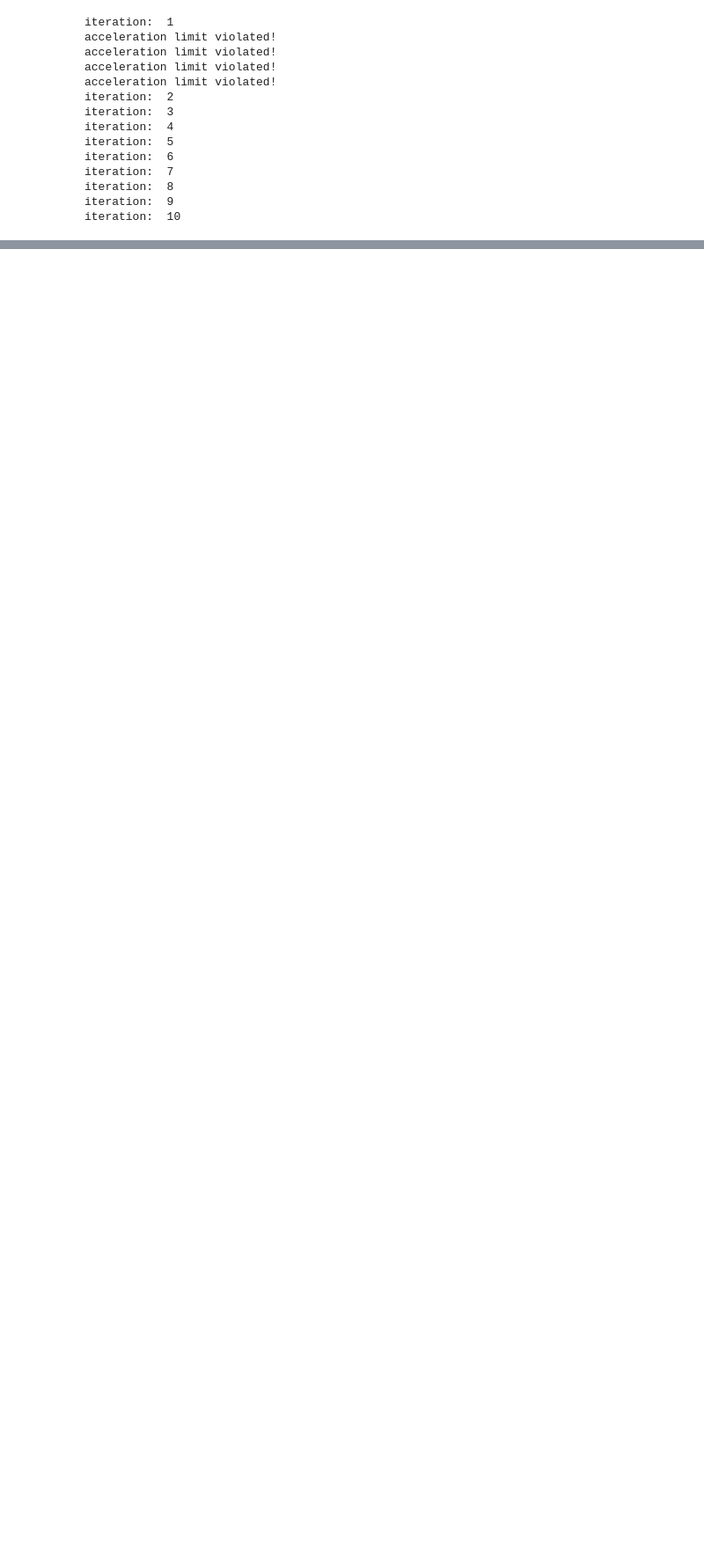
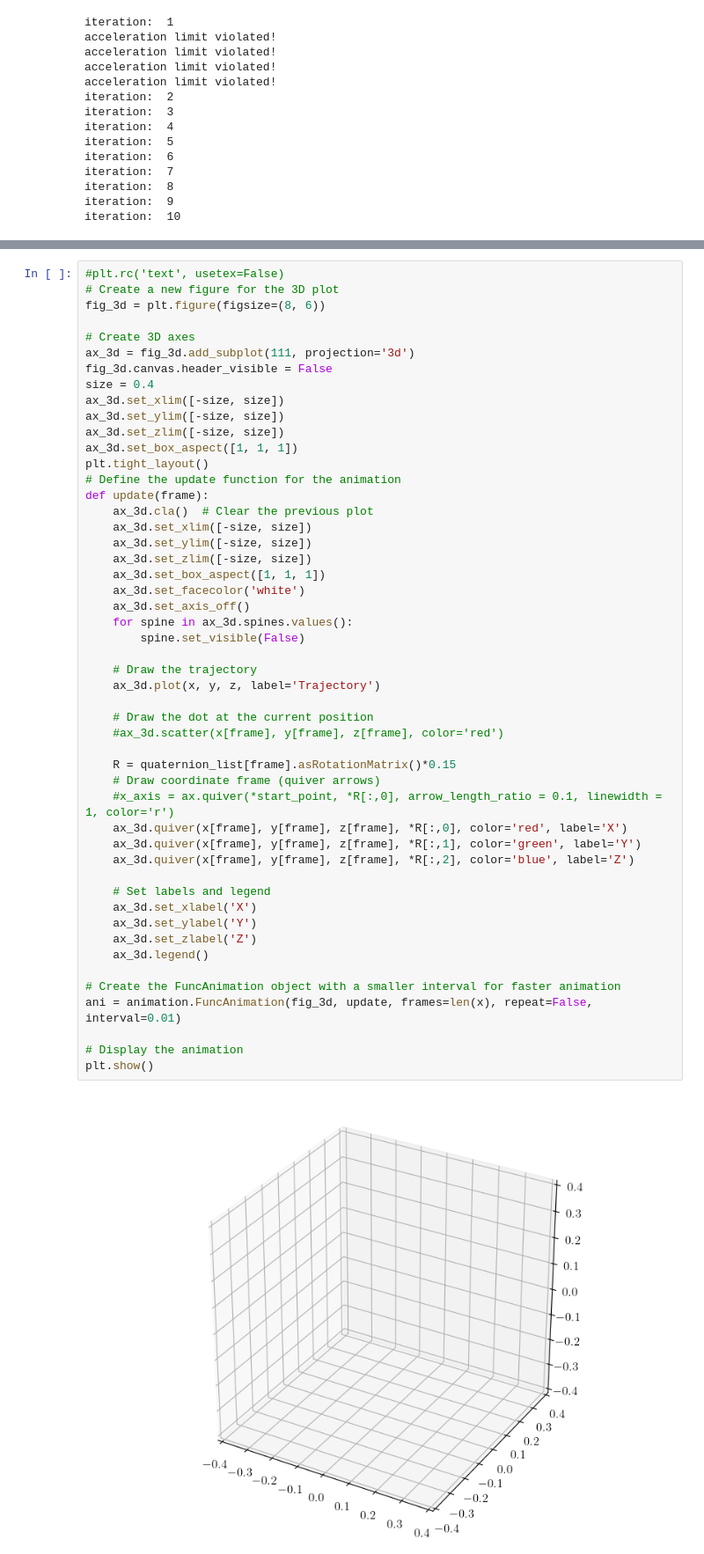
Before and after one commit to JTem/Dual-Quaternion-Quintic-Blends, a Jupyter notebook: interpolator_example.ipynb, the cells around one changed output, grey strips where cells are left out. Shown at 88% size. Cells and saved outputs as stored; diff of their text form; blank space fills up the shorter version.

Commit message:
added animation

```diff
--- a/interpolator_example.ipynb
+++ b/interpolator_example.ipynb
@@ -161,3 +162,55 @@ plt.show()
+# %%
+#plt.rc('text', usetex=False)
+# Create a new figure for the 3D plot
+fig_3d = plt.figure(figsize=(8, 6))
+
+# Create 3D axes
+ax_3d = fig_3d.add_subplot(111, projection='3d')
+fig_3d.canvas.header_visible = False
+size = 0.4
+ax_3d.set_xlim([-size, size])
+ax_3d.set_ylim([-size, size])
+ax_3d.set_zlim([-size, size])
+ax_3d.set_box_aspect([1, 1, 1])
+plt.tight_layout()
+# Define the update function for the animation
+def update(frame):
+    ax_3d.cla()  # Clear the previous plot
+    ax_3d.set_xlim([-size, size])
+    ax_3d.set_ylim([-size, size])
+    ax_3d.set_zlim([-size, size])
+    ax_3d.set_box_aspect([1, 1, 1])
+    ax_3d.set_facecolor('white')
+    ax_3d.set_axis_off()
+    for spine in ax_3d.spines.values():
+        spine.set_visible(False)
+
+    # Draw the trajectory
+    ax_3d.plot(x, y, z, label='Trajectory')
+
+    # Draw the dot at the current position
+    #ax_3d.scatter(x[frame], y[frame], z[frame], color='red')
+
+    R = quaternion_list[frame].asRotationMatrix()*0.15
+    # Draw coordinate frame (quiver arrows)
+    #x_axis = ax.quiver(*start_point, *R[:,0], arrow_length_ratio = 0.1, linewidth = 1, color='r')
+    ax_3d.quiver(x[frame], y[frame], z[frame], *R[:,0], color='red', label='X')
+    ax_3d.quiver(x[frame], y[frame], z[frame], *R[:,1], color='green', label='Y')
+    ax_3d.quiver(x[frame], y[frame], z[frame], *R[:,2], color='blue', label='Z')
+
+    # Set labels and legend
+    ax_3d.set_xlabel('X')
+    ax_3d.set_ylabel('Y')
+    ax_3d.set_zlabel('Z')
+    ax_3d.legend()
+
+# Create the FuncAnimation object with a smaller interval for faster animation
+ani = animation.FuncAnimation(fig_3d, update, frames=len(x), repeat=False, interval=0.01)
+
+# Display the animation
+plt.show()
+# %% [output]
+[figure, added]
 # %%
 time_vec = np.arange(0.01, trajectory.time_vector[-1]+0.01, 0.01)
 
```
Also changed, not shown: parts of 3 cells of this notebook, 1 other file.
